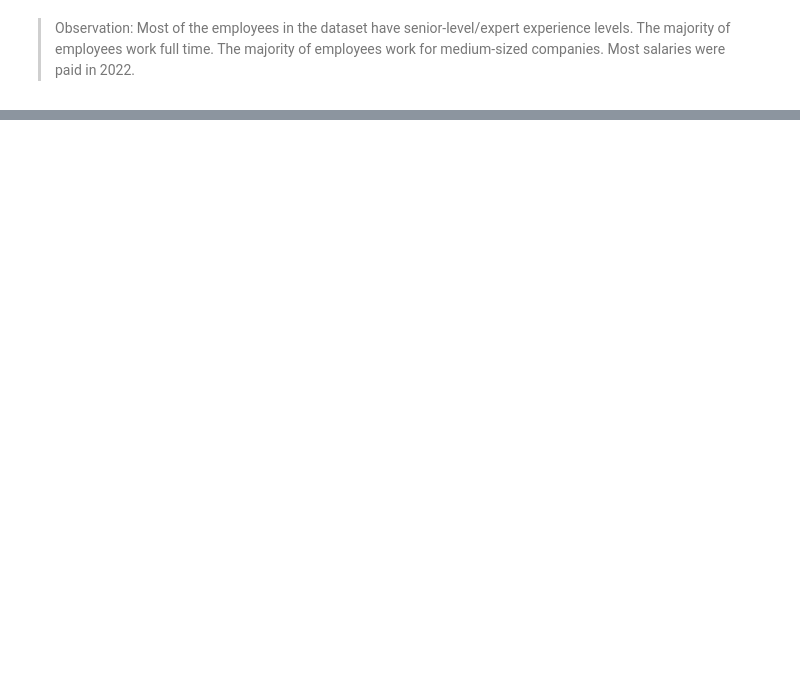
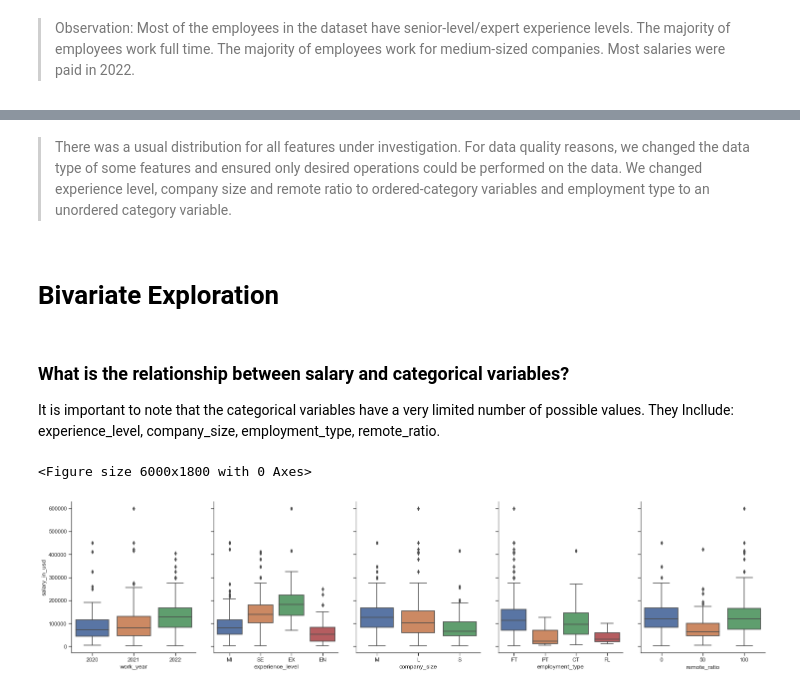
Before and after one commit to xploreAI/AI-ML_Salaries_EDA, a Jupyter notebook: ML_salaries.ipynb, the cells around one changed output, grey strips where cells are left out. Saved outputs shown, nothing was run; the diff lists cells and outputs as text; code cells hidden in the pictures; blank space fills up the shorter version.

```diff
--- a/ML_salaries.ipynb
+++ b/ML_salaries.ipynb
@@ -477,0 +454,6 @@ sns.boxplot(data=salaries_clean, x='employment_type', y='salary_in_usd')
+# %%
+plt.figure(figsize=(8,6), dpi=200)
+order = salaries_clean['remote_ratio'].value_counts().index
+custom_params = {"axes.spines.right": False, "axes.spines.top": False}
+sns.set_theme(style="ticks", rc=custom_params)
+sns.countplot(data=salaries_clean, x='remote_ratio', order=order)
@@ -477,0 +471,21 @@ sns.boxplot(data=salaries_clean, x='employment_type', y='salary_in_usd')
+# %% [markdown]
+> There was a usual distribution for all features under investigation. For data quality reasons, we changed the data type of some features and ensured only desired operations could be performed on the data. We changed experience level, company size and remote ratio to ordered-category variables and employment type to an unordered category variable.
+# %% [markdown]
+# Bivariate Exploration
+# %% [markdown]
+### What is the relationship between salary and categorical variables?
+It is important to note that the categorical variables have a very limited number of possible values. They Incllude: experience_level, company_size, employment_type, remote_ratio.
+# %%
+# List of categorical variable
+cat_vars = ['work_year', 'experience_level', 'company_size', 'employment_type', 'remote_ratio']
+categoric_vars = ['company_location', 'employee_residence', 'job_title']
+# %%
+plt.figure(figsize = (20, 6), dpi=300)
+g = sns.PairGrid(data = salaries_clean, y_vars = ['salary_in_usd'], x_vars = cat_vars, aspect = 1)
+g.map(sns.boxplot)
+g.fig.set_size_inches(15,6)
+plt.subplots_adjust(right=1.35)
+plt.show();
+# %% [output]
+<Figure size 6000x1800 with 0 Axes>
+[figure, added]
```
Also changed, not shown: parts of 45 cells of this notebook.
